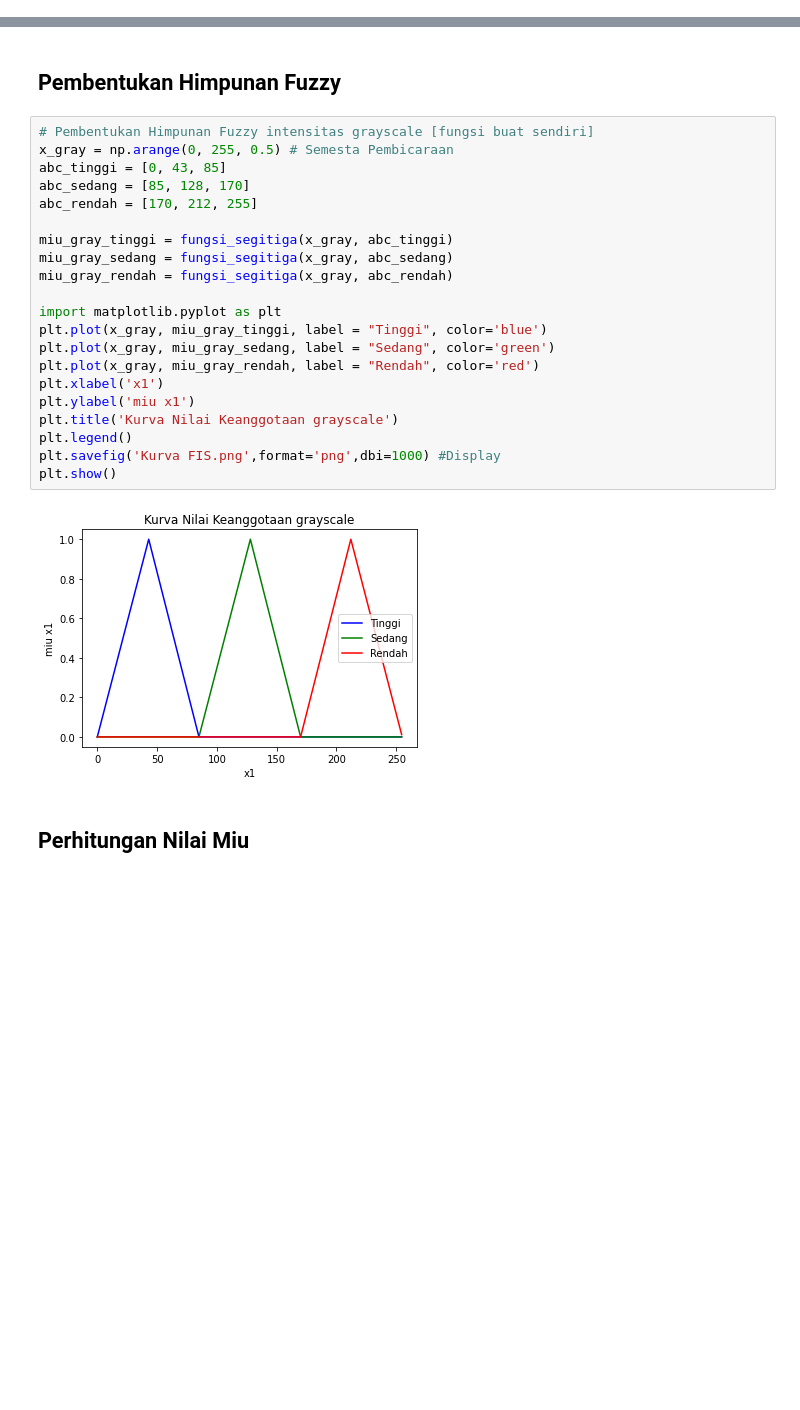
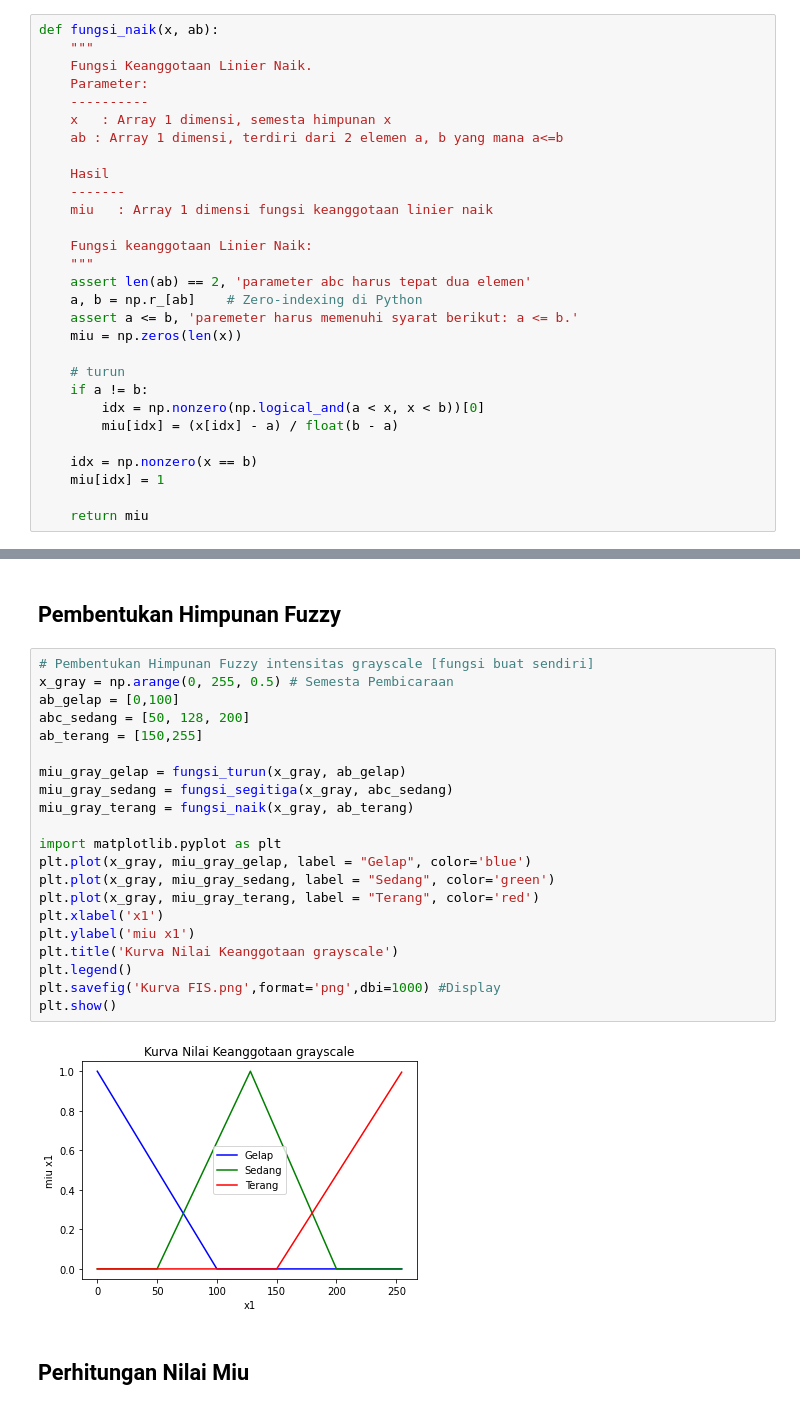
Before and after one commit to trifarameliniaa/SKRIPSI, a Jupyter notebook: Skripsi_Citra.ipynb, the cells around one changed output, grey strips where cells are left out. Saved outputs shown, nothing was run; the diff lists cells and outputs as text; blank space fills up the shorter version.

Commit message:
fungus keanggotaan

```diff
--- a/Skripsi_Citra.ipynb
+++ b/Skripsi_Citra.ipynb
@@ -125,3 +154,32 @@ def fungsi_segitiga(x, abc):
+# %%
+def fungsi_naik(x, ab):
+    """
+    Fungsi Keanggotaan Linier Naik.
+    Parameter:
+    ----------
+    x   : Array 1 dimensi, semesta himpunan x
+    ab : Array 1 dimensi, terdiri dari 2 elemen a, b yang mana a<=b
+
+    Hasil
+    -------
+    miu   : Array 1 dimensi fungsi keanggotaan linier naik
+
+    Fungsi keanggotaan Linier Naik:
+    """
+    assert len(ab) == 2, 'parameter abc harus tepat dua elemen'
+    a, b = np.r_[ab]    # Zero-indexing di Python
+    assert a <= b, 'paremeter harus memenuhi syarat berikut: a <= b.'
+    miu = np.zeros(len(x))
+
+    # turun
+    if a != b:
+        idx = np.nonzero(np.logical_and(a < x, x < b))[0]
+        miu[idx] = (x[idx] - a) / float(b - a)
+
+    idx = np.nonzero(x == b)
+    miu[idx] = 1
+
+    return miu
 # %%
 def miu_fungsi_segitiga(array_x, abc, x_i):
     """
@@ -166,26 +292,26 @@ def miu_fungsi_segitiga(array_x, abc, x_i):
 # %%
 # Pembentukan Himpunan Fuzzy intensitas grayscale [fungsi buat sendiri]
 x_gray = np.arange(0, 255, 0.5) # Semesta Pembicaraan
-abc_tinggi = [0, 43, 85]
-abc_sedang = [85, 128, 170]
-abc_rendah = [170, 212, 255]
+ab_gelap = [0,100]
+abc_sedang = [50, 128, 200]
+ab_terang = [150,255]
 
-miu_gray_tinggi = fungsi_segitiga(x_gray, abc_tinggi)
+miu_gray_gelap = fungsi_turun(x_gray, ab_gelap)
 miu_gray_sedang = fungsi_segitiga(x_gray, abc_sedang)
-miu_gray_rendah = fungsi_segitiga(x_gray, abc_rendah)
+miu_gray_terang = fungsi_naik(x_gray, ab_terang)
 
 import matplotlib.pyplot as plt
-plt.plot(x_gray, miu_gray_tinggi, label = "Tinggi", color='blue')
+plt.plot(x_gray, miu_gray_gelap, label = "Gelap", color='blue')
 plt.plot(x_gray, miu_gray_sedang, label = "Sedang", color='green')
-plt.plot(x_gray, miu_gray_rendah, label = "Rendah", color='red')
+plt.plot(x_gray, miu_gray_terang, label = "Terang", color='red')
 plt.xlabel('x1')
 plt.ylabel('miu x1')
 plt.title('Kurva Nilai Keanggotaan grayscale')
 plt.legend()
 plt.savefig('Kurva FIS.png',format='png',dbi=1000) #Display
 plt.show()
 # %% [output]
-[figure, old version]
+[figure, new version]
 # %% [markdown]
 ## Perhitungan Nilai Miu
 # %%
```
Also changed, not shown: parts of 7 cells of this notebook.
